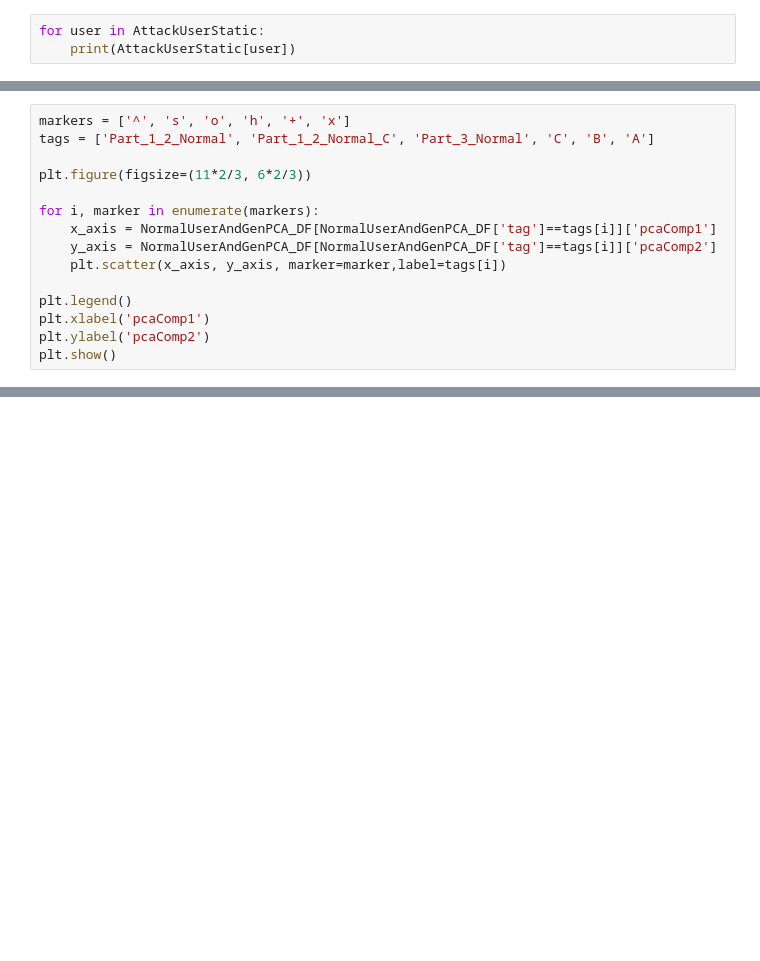
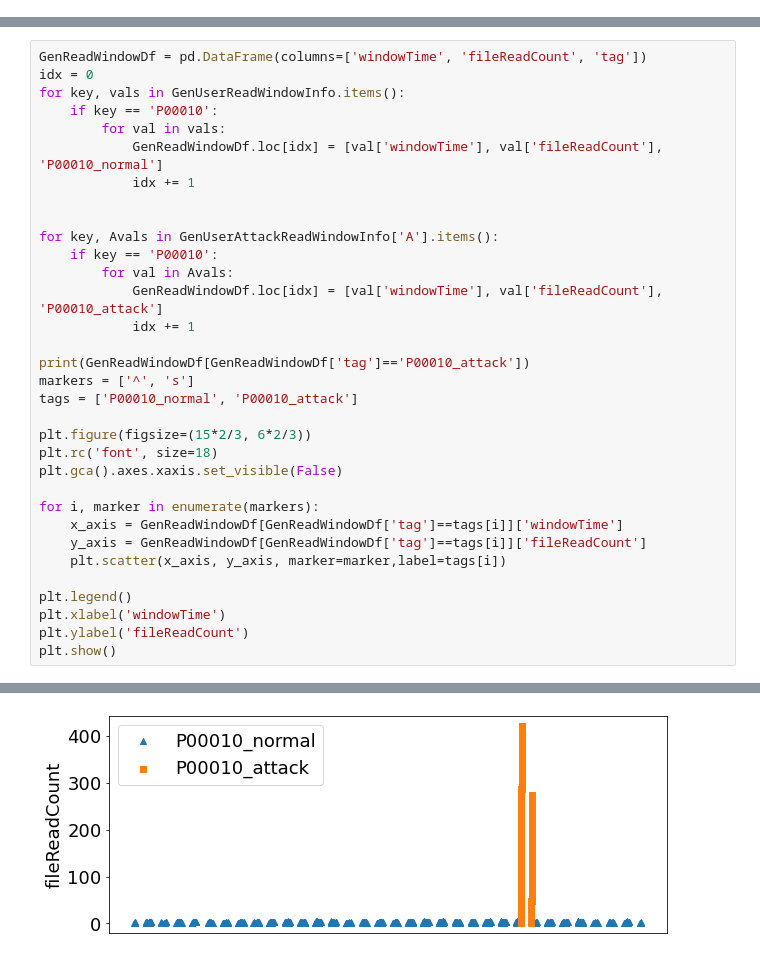
Before and after one commit to GDtoPlay/FileLogGenerator_public, a Jupyter notebook: dataEval2.ipynb, the cells around one changed output, grey strips where cells are left out. Saved outputs shown, nothing was run; the diff lists cells and outputs as text; blank space fills up the shorter version.

```diff
--- a/dataEval2.ipynb
+++ b/dataEval2.ipynb
@@ -844,3 +0,0 @@ for user in list(AttackUserWindowInfo.keys()):
-# %%
-for user in AttackUserStatic:
-    print(AttackUserStatic[user])
@@ -1841,15 +0,0 @@ NormalUserAndGenPCA_DF['tag'] = NormalUserAndGenTag
-# %%
-markers = ['^', 's', 'o', 'h', '+', 'x']
-tags = ['Part_1_2_Normal', 'Part_1_2_Normal_C', 'Part_3_Normal', 'C', 'B', 'A']
-
-plt.figure(figsize=(11*2/3, 6*2/3))
-
-for i, marker in enumerate(markers):
-    x_axis = NormalUserAndGenPCA_DF[NormalUserAndGenPCA_DF['tag']==tags[i]]['pcaComp1']
-    y_axis = NormalUserAndGenPCA_DF[NormalUserAndGenPCA_DF['tag']==tags[i]]['pcaComp2']
-    plt.scatter(x_axis, y_axis, marker=marker,label=tags[i])
-
-plt.legend()
-plt.xlabel('pcaComp1')
-plt.ylabel('pcaComp2')
-plt.show()
@@ -1892,0 +280,34 @@ print(GenUserAttackStaticAdded['C']['P00004']['means'])
+# %%
+GenReadWindowDf = pd.DataFrame(columns=['windowTime', 'fileReadCount', 'tag'])
+idx = 0
+for key, vals in GenUserReadWindowInfo.items():
+    if key == 'P00010':
+        for val in vals:
+            GenReadWindowDf.loc[idx] = [val['windowTime'], val['fileReadCount'], 'P00010_normal']
+            idx += 1
+
+
+for key, Avals in GenUserAttackReadWindowInfo['A'].items():
+    if key == 'P00010':
+        for val in Avals:
+            GenReadWindowDf.loc[idx] = [val['windowTime'], val['fileReadCount'], 'P00010_attack']
+            idx += 1
+
+print(GenReadWindowDf[GenReadWindowDf['tag']=='P00010_attack'])
+markers = ['^', 's']
+tags = ['P00010_normal', 'P00010_attack']
+
+plt.figure(figsize=(15*2/3, 6*2/3))
+plt.rc('font', size=18)
+plt.gca().axes.xaxis.set_visible(False)
+
+for i, marker in enumerate(markers):
+    x_axis = GenReadWindowDf[GenReadWindowDf['tag']==tags[i]]['windowTime']
+    y_axis = GenReadWindowDf[GenReadWindowDf['tag']==tags[i]]['fileReadCount']
+    plt.scatter(x_axis, y_axis, marker=marker,label=tags[i])
+
+plt.legend()
+plt.xlabel('windowTime')
+plt.ylabel('fileReadCount')
+plt.show()
+# %% [output]
@@ -1892,0 +328 @@ print(GenUserAttackStaticAdded['C']['P00004']['means'])
+[figure, added]
```
Also changed, not shown: parts of 84 cells of this notebook, 23 other files.
